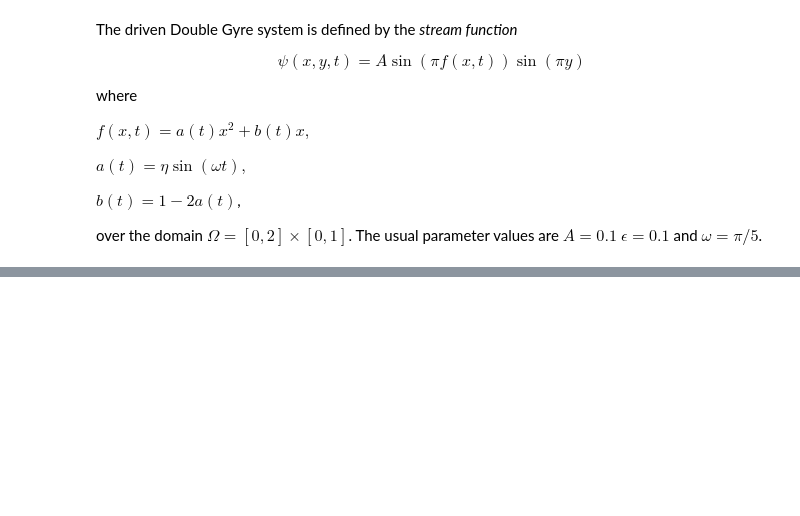
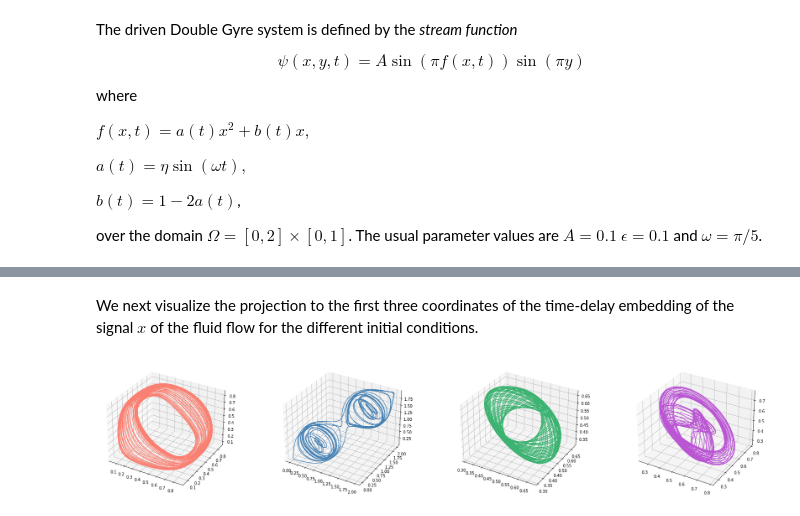
Before and after one commit to ximenafernandez/topology_fluids, a Jupyter notebook: Double_Gyre.ipynb, the cells around one changed output, grey strips where cells are left out. Cells and saved outputs as stored; diff of their text form; code cells hidden in the pictures; blank space fills up the shorter version.

```diff
--- a/Double_Gyre.ipynb
+++ b/Double_Gyre.ipynb
@@ -169,0 +159,12 @@ for i in range(4):
+# %% [markdown]
+We next visualize the projection to the first three coordinates of the time-delay embedding of the signal $x$ of the fluid flow for the different initial conditions.
+# %%
+fig = plt.figure(figsize=(30,6))
+for i in range(len(P)):
+    X,Y = simulate_Double_Gyre(P[i][0], P[i][1], tmax, n)
+    x.append(X)
+    y.append(Y)
+    ax = fig.add_subplot(141+i, projection='3d')
+    ax.plot(embedding[i][:,0], embedding[i][:,1], embedding[i][:,2], c = col[i])
+# %% [output]
+[figure, added]
```
Also changed, not shown: parts of 16 cells of this notebook.
